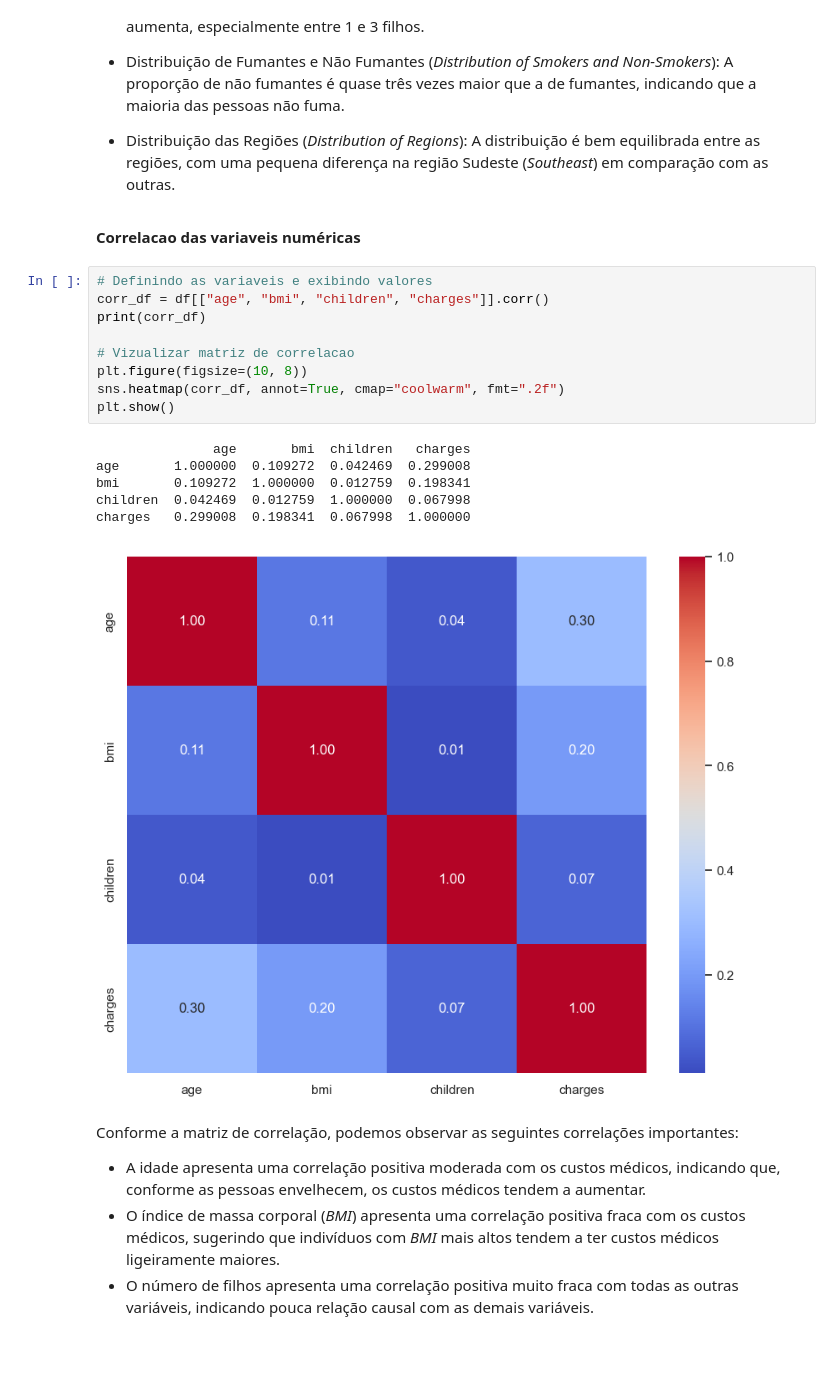
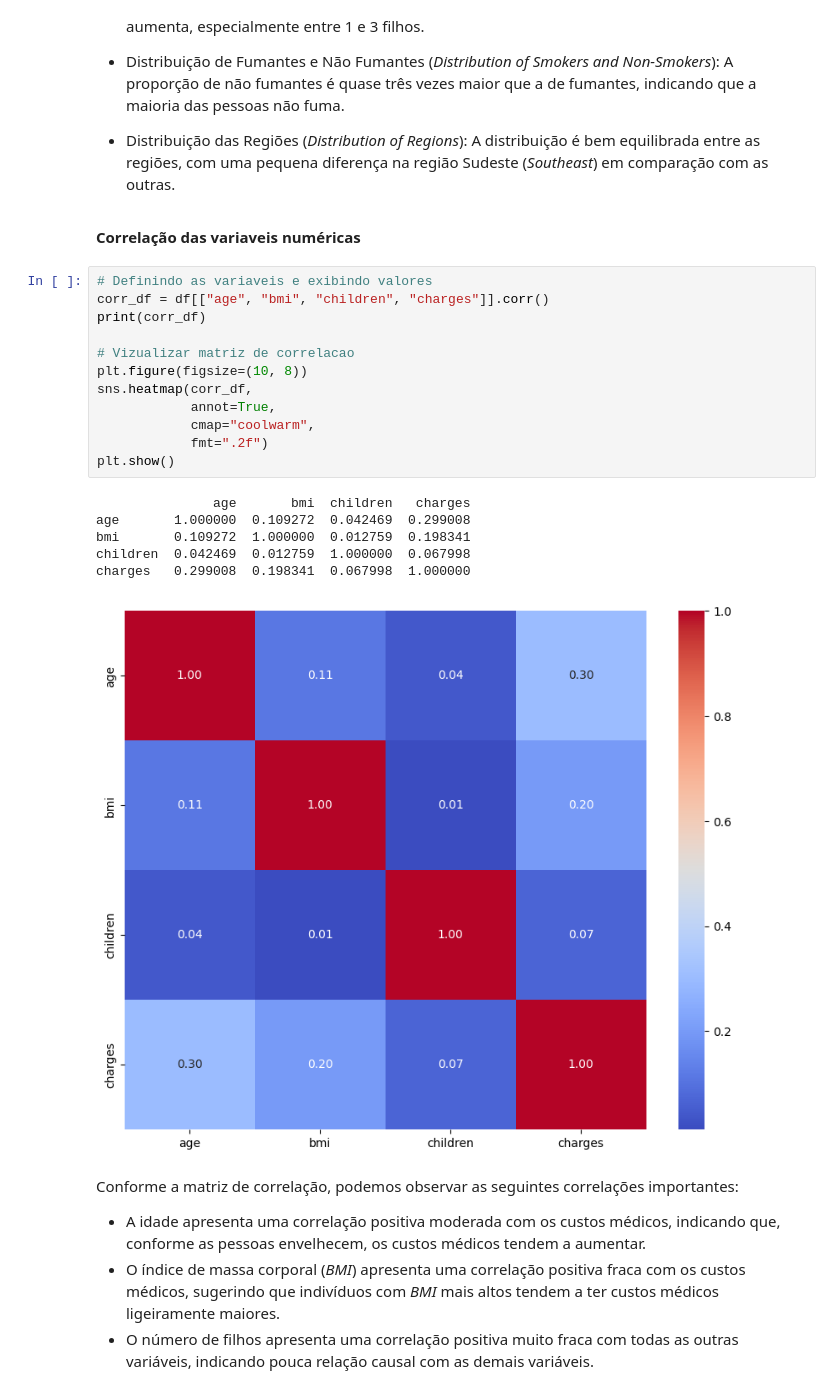
Before and after one commit to vitorAugusto2/custo-seguro-medico-eua, a Jupyter notebook: main.ipynb, the cells around one changed output. Drawn from its saved outputs; the diff is of its cells as text; blank space fills up the shorter version.

```diff
--- a/main.ipynb
+++ b/main.ipynb
@@ -183,23 +183,26 @@ quase três vezes maior que a de fumantes, indicando que a maioria das pessoas n
 - Distribuição das Regiões (_Distribution of Regions_): A distribuição é bem equilibrada entre as regiões, com uma
 pequena diferença na região Sudeste (_Southeast_) em comparação com as outras.
 # %% [markdown]
-**Correlacao das variaveis numéricas**
+**Correlação das variaveis numéricas**
 # %%
 # Definindo as variaveis e exibindo valores
 corr_df = df[["age", "bmi", "children", "charges"]].corr()
 print(corr_df)
 
 # Vizualizar matriz de correlacao
 plt.figure(figsize=(10, 8))
-sns.heatmap(corr_df, annot=True, cmap="coolwarm", fmt=".2f")
+sns.heatmap(corr_df,
+            annot=True,
+            cmap="coolwarm",
+            fmt=".2f")
 plt.show()
 # %% [output]
                age       bmi  children   charges
 age       1.000000  0.109272  0.042469  0.299008
 bmi       0.109272  1.000000  0.012759  0.198341
 children  0.042469  0.012759  1.000000  0.067998
 charges   0.299008  0.198341  0.067998  1.000000
-[figure, old version]
+[figure, new version]
 # %% [markdown]
 Conforme a matriz de correlação, podemos observar as seguintes correlações importantes:
 
```
Also changed, not shown: parts of 15 cells of this notebook, 1 other file.
